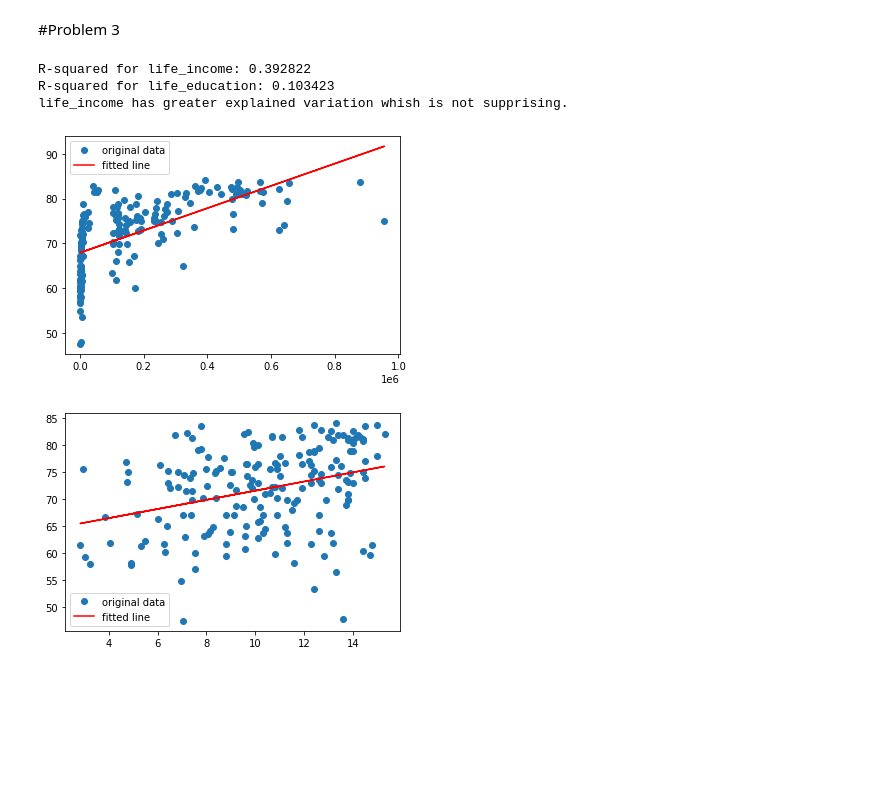
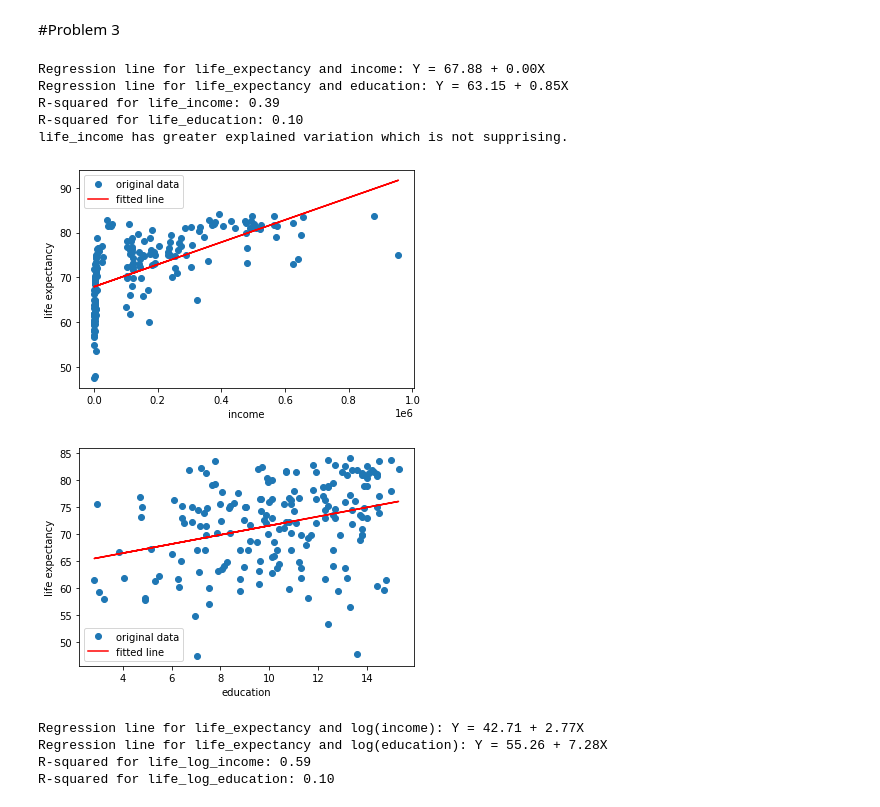
Before and after one commit to ram-elgov/Statistics-For-CS, a Jupyter notebook: Assignment_4.ipynb, the cells around one changed output. Drawn from its saved outputs; the diff is of its cells as text; code cells hidden in the pictures; blank space fills up the shorter version.

```diff
--- a/Assignment_4.ipynb
+++ b/Assignment_4.ipynb
@@ -146,24 +147,46 @@ education = df["education"]
 life_expectancy = df["life_expectancy"]
 life_income = lm(income, life_expectancy)
 life_education = lm(education, life_expectancy)
-print(f"R-squared for life_income: {life_income.rvalue**2:.6f}")
-print(f"R-squared for life_education: {life_education.rvalue**2:.6f}")
-print("life_income has greater explained variation whish is not supprising.")
+print(f"Regression line for life_expectancy and income: Y = {life_income.intercept:.2f} + {life_income.slope:.2f}X")
+print(f"Regression line for life_expectancy and education: Y = {life_education.intercept:.2f} + {life_education.slope:.2f}X")
+print(f"R-squared for life_income: {life_income.rvalue**2:.2f}")
+print(f"R-squared for life_education: {life_education.rvalue**2:.2f}")
+print("life_income has greater explained variation which is not supprising.")
 # %% [output]
-R-squared for life_income: 0.392822
-R-squared for life_education: 0.103423
-life_income has greater explained variation whish is not supprising.
+Regression line for life_expectancy and income: Y = 67.88 + 0.00X
+Regression line for life_expectancy and education: Y = 63.15 + 0.85X
+R-squared for life_income: 0.39
+R-squared for life_education: 0.10
+life_income has greater explained variation which is not supprising.
 # %%
 plt.plot(income, life_expectancy, 'o', label='original data')
 plt.plot(income, life_income.intercept + life_income.slope*income, 'r', label='fitted line')
+plt.xlabel("income")
+plt.ylabel("life expectancy")
 plt.legend()
 plt.show()
 # %% [output]
-[figure, old version]
+[figure, new version]
 # %%
 plt.plot(education, life_expectancy, 'o', label='original data')
 plt.plot(education, life_education.intercept + life_education.slope*education, 'r', label='fitted line')
+plt.xlabel("education")
+plt.ylabel("life expectancy")
 plt.legend()
 plt.show()
 # %% [output]
-[figure, old version]
+[figure, new version]
+# %%
+log_income = np.log(income)
+life_log_income = lm(log_income, life_expectancy)
+log_education = np.log(education)
+life_log_education = lm(log_education, life_expectancy)
+print(f"Regression line for life_expectancy and log(income): Y = {life_log_income.intercept:.2f} + {life_log_income.slope:.2f}X")
+print(f"Regression line for life_expectancy and log(education): Y = {life_log_education.intercept:.2f} + {life_log_education.slope:.2f}X")
+print(f"R-squared for life_log_income: {life_log_income.rvalue**2:.2f}")
+print(f"R-squared for life_log_education: {life_log_education.rvalue**2:.2f}")
+# %% [output]
+Regression line for life_expectancy and log(income): Y = 42.71 + 2.77X
+Regression line for life_expectancy and log(education): Y = 55.26 + 7.28X
+R-squared for life_log_income: 0.59
+R-squared for life_log_education: 0.10
```
Also changed, not shown: parts of 6 cells of this notebook.
